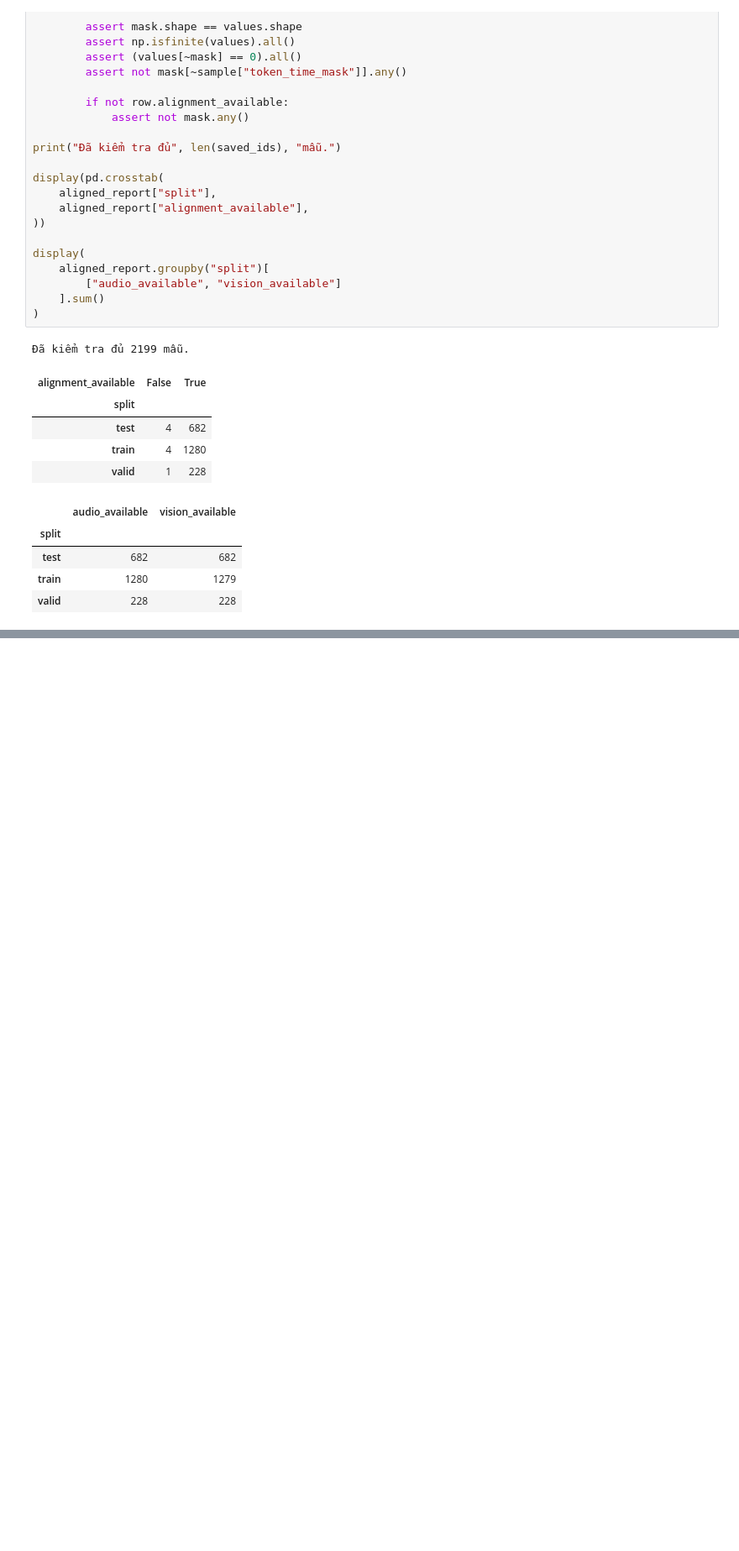
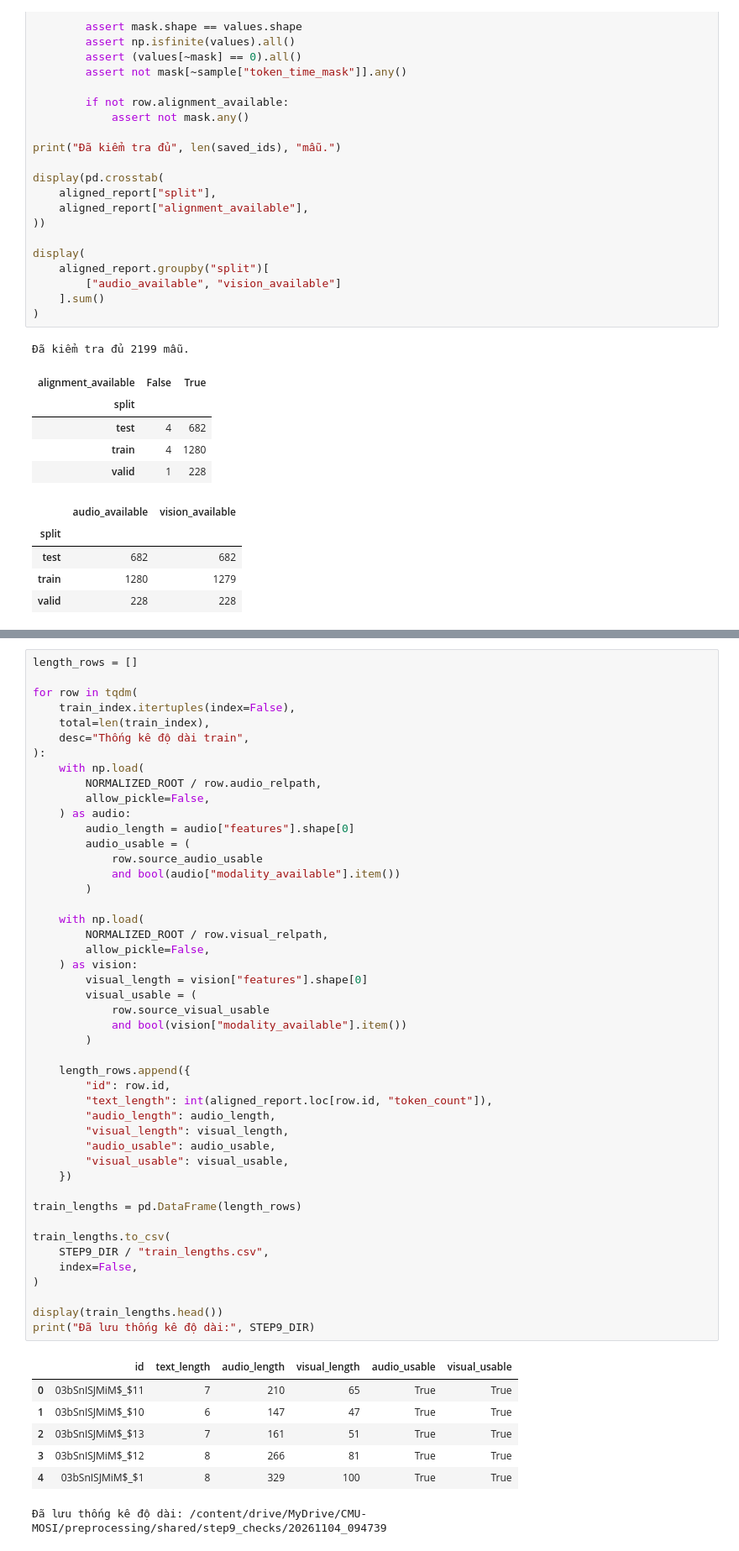
Before and after one commit to danghau2512/DataMining-MSA, a Jupyter notebook: src/notebooks/02_Preprocessing.ipynb, the cells around one changed output, grey strips where cells are left out. Shown at 84% size. Cells and saved outputs as stored; diff of their text form; blank space fills up the shorter version.

```diff
--- a/src/notebooks/02_Preprocessing.ipynb
+++ b/src/notebooks/02_Preprocessing.ipynb
@@ -3779,0 +3822,54 @@ display(
+# %%
+length_rows = []
+
+for row in tqdm(
+    train_index.itertuples(index=False),
+    total=len(train_index),
+    desc="Thống kê độ dài train",
+):
+    with np.load(
+        NORMALIZED_ROOT / row.audio_relpath,
+        allow_pickle=False,
+    ) as audio:
+        audio_length = audio["features"].shape[0]
+        audio_usable = (
+            row.source_audio_usable
+            and bool(audio["modality_available"].item())
+        )
+
+    with np.load(
+        NORMALIZED_ROOT / row.visual_relpath,
+        allow_pickle=False,
+    ) as vision:
+        visual_length = vision["features"].shape[0]
+        visual_usable = (
+            row.source_visual_usable
+            and bool(vision["modality_available"].item())
+        )
+
+    length_rows.append({
+        "id": row.id,
+        "text_length": int(aligned_report.loc[row.id, "token_count"]),
+        "audio_length": audio_length,
+        "visual_length": visual_length,
+        "audio_usable": audio_usable,
+        "visual_usable": visual_usable,
+    })
+
+train_lengths = pd.DataFrame(length_rows)
+
+train_lengths.to_csv(
+    STEP9_DIR / "train_lengths.csv",
+    index=False,
+)
+
+display(train_lengths.head())
+print("Đã lưu thống kê độ dài:", STEP9_DIR)
+# %% [output]
+|  | id | text_length | audio_length | visual_length | audio_usable | visual_usable |
+| 0 | 03bSnISJMiM$_$11 | 7 | 210 | 65 | True | True |
+| 1 | 03bSnISJMiM$_$10 | 6 | 147 | 47 | True | True |
+| 2 | 03bSnISJMiM$_$13 | 7 | 161 | 51 | True | True |
+| 3 | 03bSnISJMiM$_$12 | 8 | 266 | 81 | True | True |
+| 4 | 03bSnISJMiM$_$1 | 8 | 329 | 100 | True | True |
+Đã lưu thống kê độ dài: /content/drive/MyDrive/CMU-MOSI/preprocessing/shared/step9_checks/20261104_094739
```
Also changed, not shown: parts of 14 cells of this notebook.
